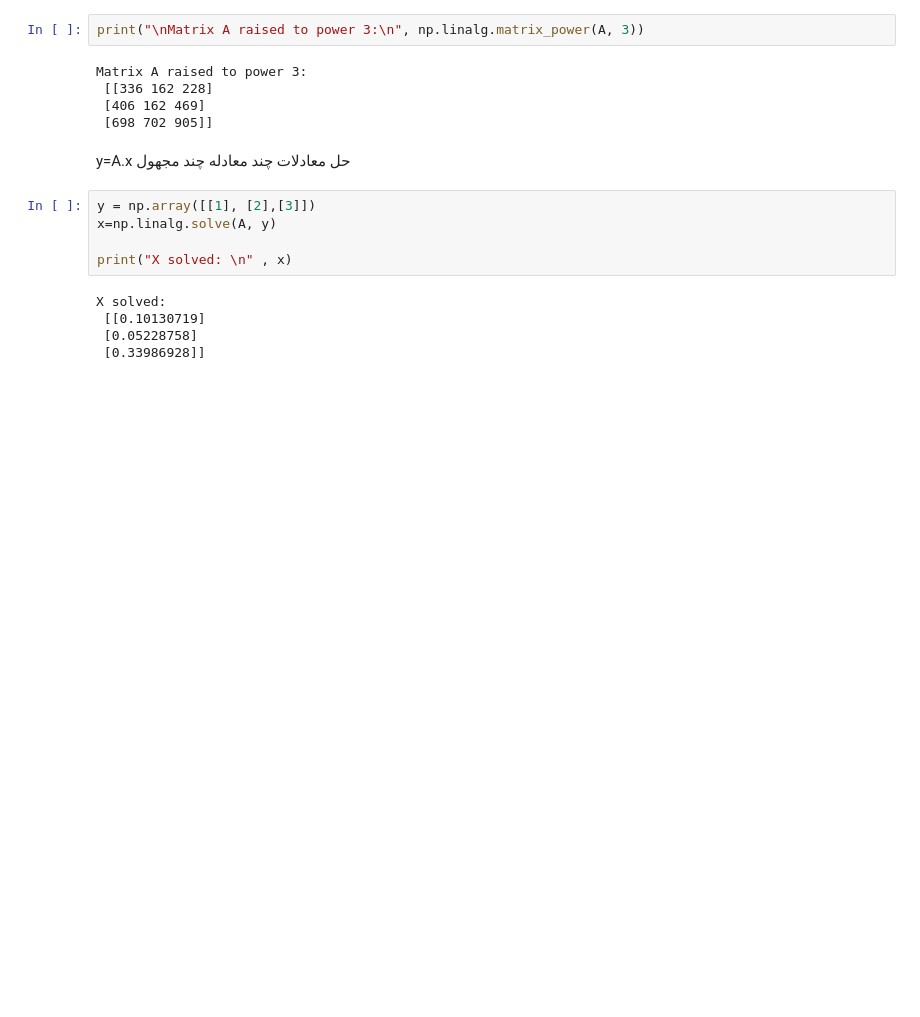
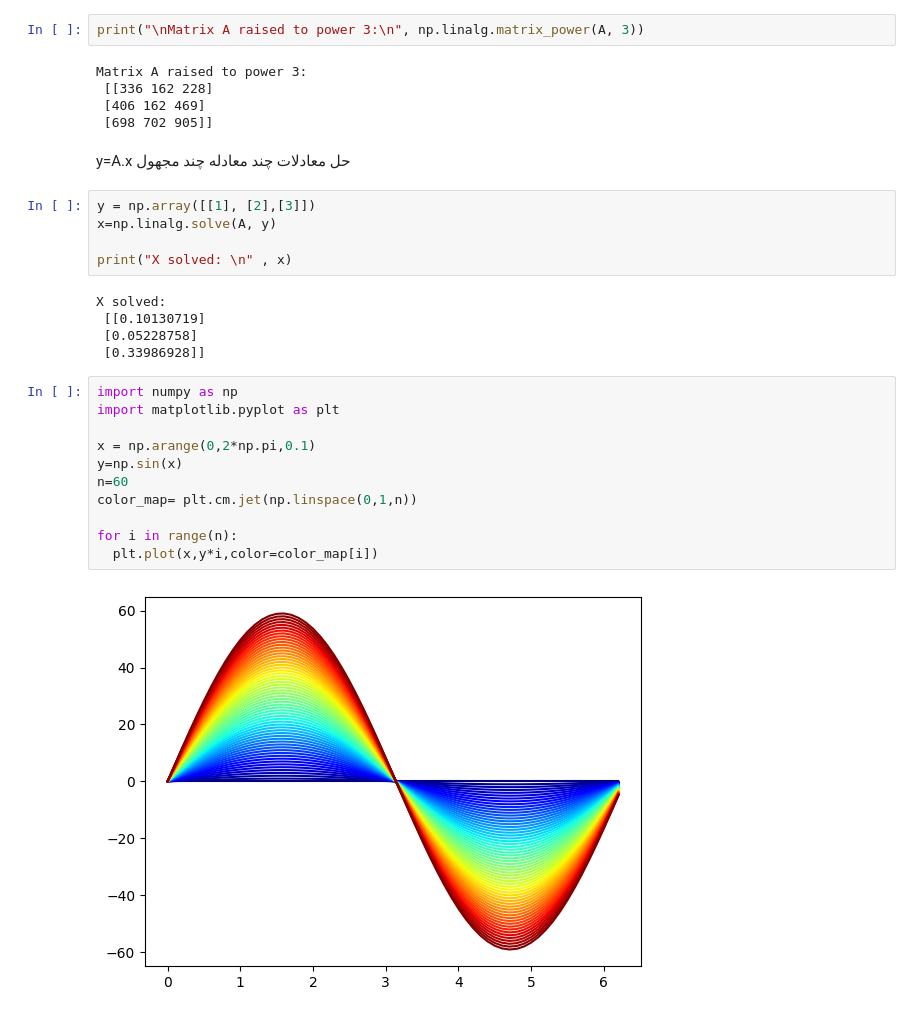
Before and after one commit to qupython/py3, a Jupyter notebook: 9_numpy_linalg_learn2.ipynb, the cells around one changed output. Cells and saved outputs as stored; diff of their text form; blank space fills up the shorter version.

```diff
--- a/9_numpy_linalg_learn2.ipynb
+++ b/9_numpy_linalg_learn2.ipynb
@@ -70,3 +72,16 @@ X solved:
  [[0.10130719]
  [0.05228758]
  [0.33986928]]
+# %%
+import numpy as np
+import matplotlib.pyplot as plt
+
+x = np.arange(0,2*np.pi,0.1)
+y=np.sin(x)
+n=60
+color_map= plt.cm.jet(np.linspace(0,1,n))
+
+for i in range(n):
+  plt.plot(x,y*i,color=color_map[i])
+# %% [output]
+[figure, added]
```
Also changed, not shown: parts of 1 cell of this notebook.
